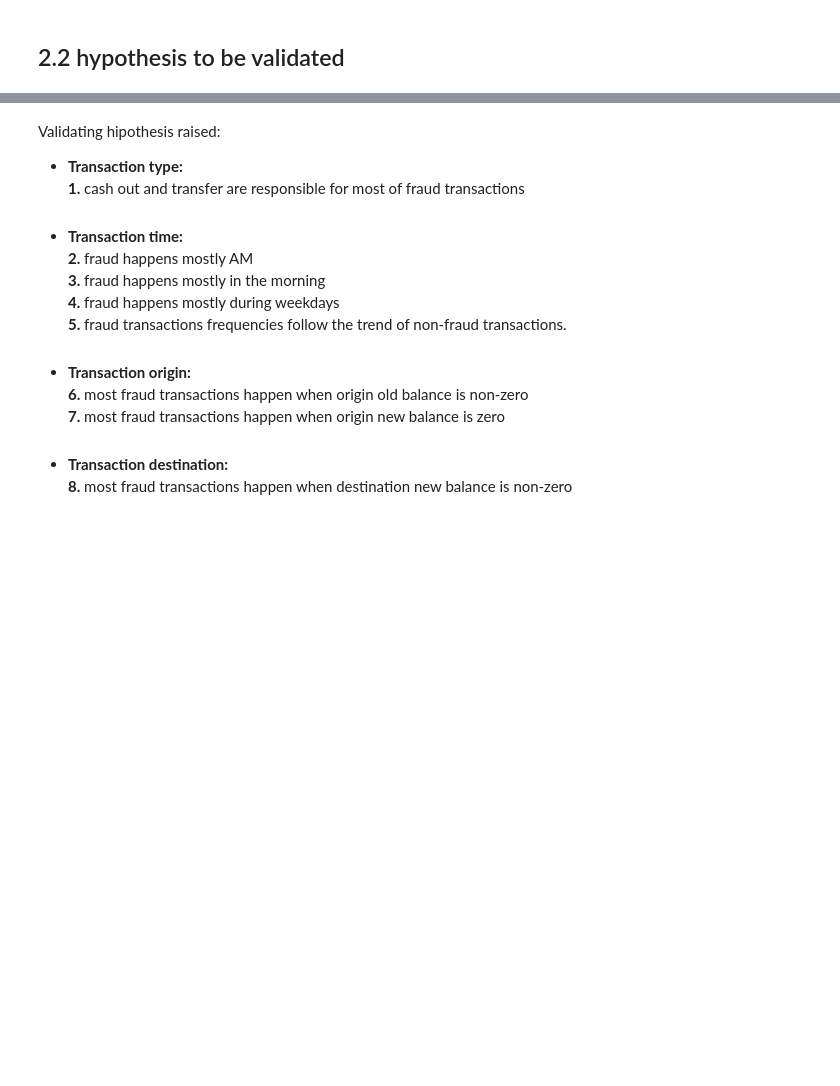
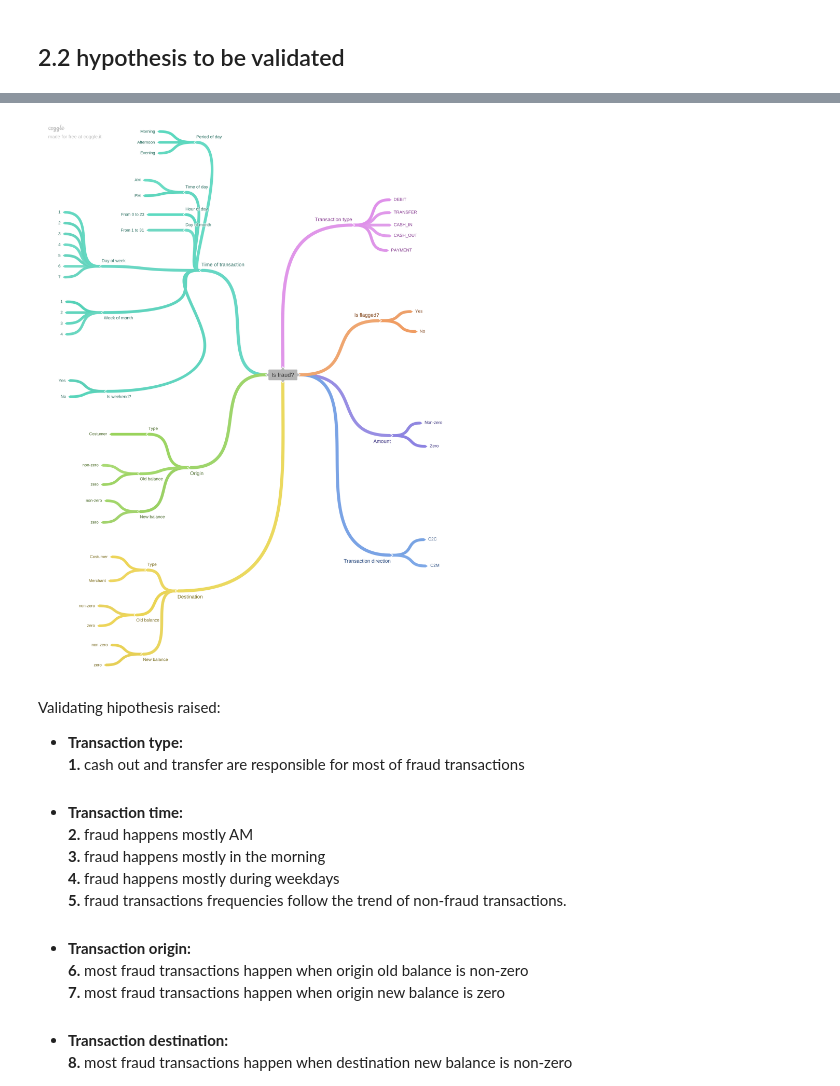
Before and after one commit to GustavoHBDuarte/fraud-detection, a Jupyter notebook: notebook_main.ipynb, the cells around one changed output, grey strips where cells are left out. Cells and saved outputs as stored; diff of their text form; code cells hidden in the pictures; blank space fills up the shorter version.

```diff
--- a/notebook_main.ipynb
+++ b/notebook_main.ipynb
@@ -772,3 +766,7 @@ df1
+# %%
+Image(filename='MINDMAP_Is_fraud.png')
+# %% [output]
+[figure, added]
 # %% [markdown]
 Validating hipothesis raised:
 
```
Also changed, not shown: parts of 63 cells of this notebook.
